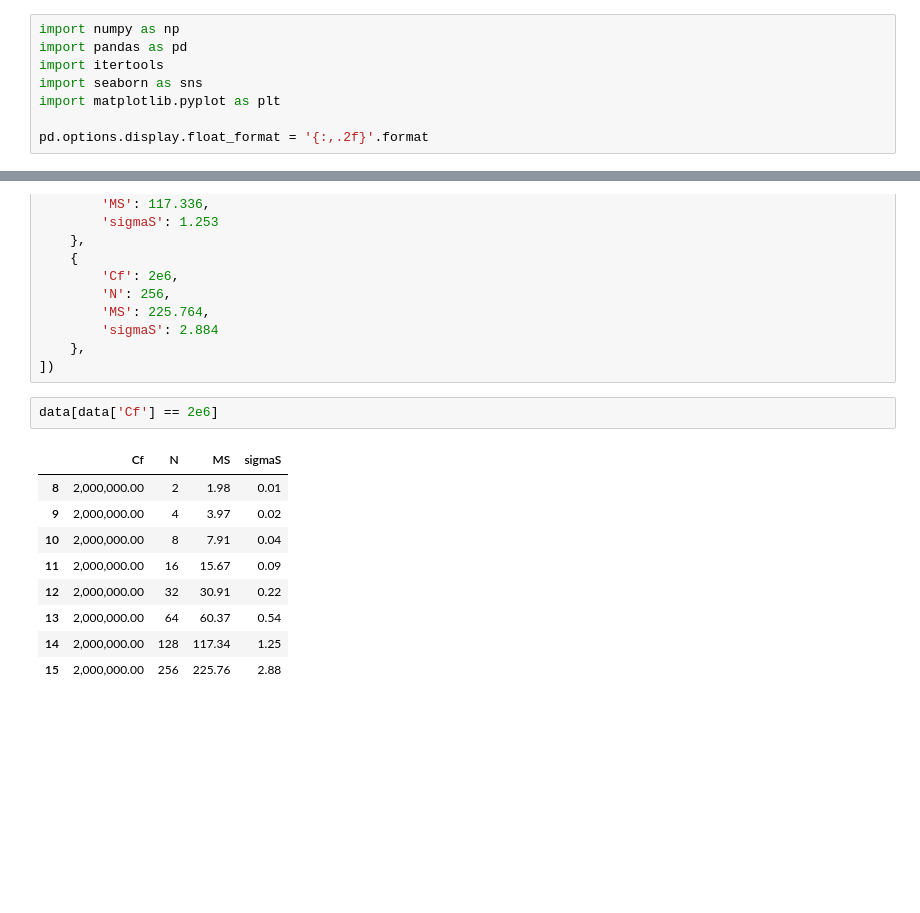
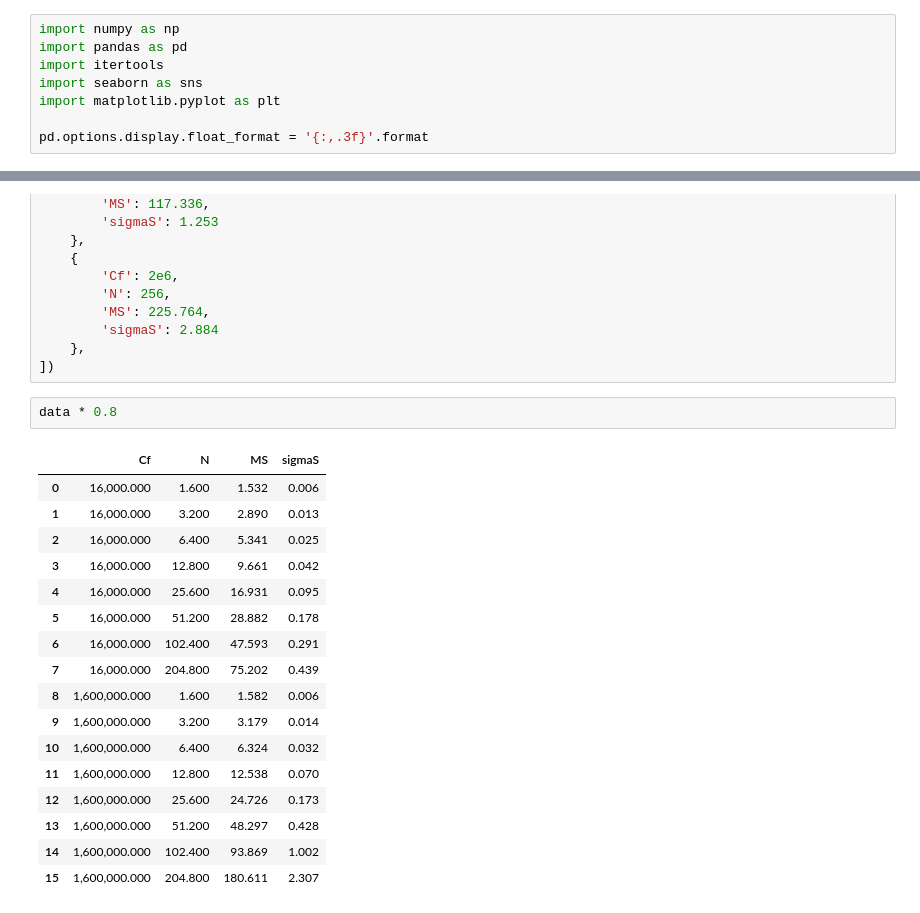
Before and after one commit to SadBattlecruiser/MAG-modern-optimization-methods, a Jupyter notebook: LR4/stat.ipynb, the cells around one changed output, grey strips where cells are left out. Drawn from its saved outputs; the diff is of its cells as text; blank space fills up the shorter version.

```diff
--- a/LR4/stat.ipynb
+++ b/LR4/stat.ipynb
@@ -5,7 +5,7 @@ import itertools
 import seaborn as sns
 import matplotlib.pyplot as plt
 
-pd.options.display.float_format = '{:,.2f}'.format
+pd.options.display.float_format = '{:,.3f}'.format
 # %%
 data = pd.DataFrame([
     {
@@ -106,17 +106,25 @@ data = pd.DataFrame([
     },
 ])
 # %%
-data[data['Cf'] == 2e6]
+data * 0.8
 # %% [output]
 |  | Cf | N | MS | sigmaS |
-| 8 | 2,000,000.00 | 2 | 1.98 | 0.01 |
-| 9 | 2,000,000.00 | 4 | 3.97 | 0.02 |
-| 10 | 2,000,000.00 | 8 | 7.91 | 0.04 |
-| 11 | 2,000,000.00 | 16 | 15.67 | 0.09 |
-| 12 | 2,000,000.00 | 32 | 30.91 | 0.22 |
-| 13 | 2,000,000.00 | 64 | 60.37 | 0.54 |
-| 14 | 2,000,000.00 | 128 | 117.34 | 1.25 |
-| 15 | 2,000,000.00 | 256 | 225.76 | 2.88 |
+| 0 | 16,000.000 | 1.600 | 1.532 | 0.006 |
+| 1 | 16,000.000 | 3.200 | 2.890 | 0.013 |
+| 2 | 16,000.000 | 6.400 | 5.341 | 0.025 |
+| 3 | 16,000.000 | 12.800 | 9.661 | 0.042 |
+| 4 | 16,000.000 | 25.600 | 16.931 | 0.095 |
+| 5 | 16,000.000 | 51.200 | 28.882 | 0.178 |
+| 6 | 16,000.000 | 102.400 | 47.593 | 0.291 |
+| 7 | 16,000.000 | 204.800 | 75.202 | 0.439 |
+| 8 | 1,600,000.000 | 1.600 | 1.582 | 0.006 |
+| 9 | 1,600,000.000 | 3.200 | 3.179 | 0.014 |
+| 10 | 1,600,000.000 | 6.400 | 6.324 | 0.032 |
+| 11 | 1,600,000.000 | 12.800 | 12.538 | 0.070 |
+| 12 | 1,600,000.000 | 25.600 | 24.726 | 0.173 |
+| 13 | 1,600,000.000 | 51.200 | 48.297 | 0.428 |
+| 14 | 1,600,000.000 | 102.400 | 93.869 | 1.002 |
+| 15 | 1,600,000.000 | 204.800 | 180.611 | 2.307 |
 # %%
 fig = plt.figure(figsize=(10,8))
 ax1 = fig.add_subplot(111)
```
Also changed, not shown: parts of 2 cells of this notebook, 10 other files.
